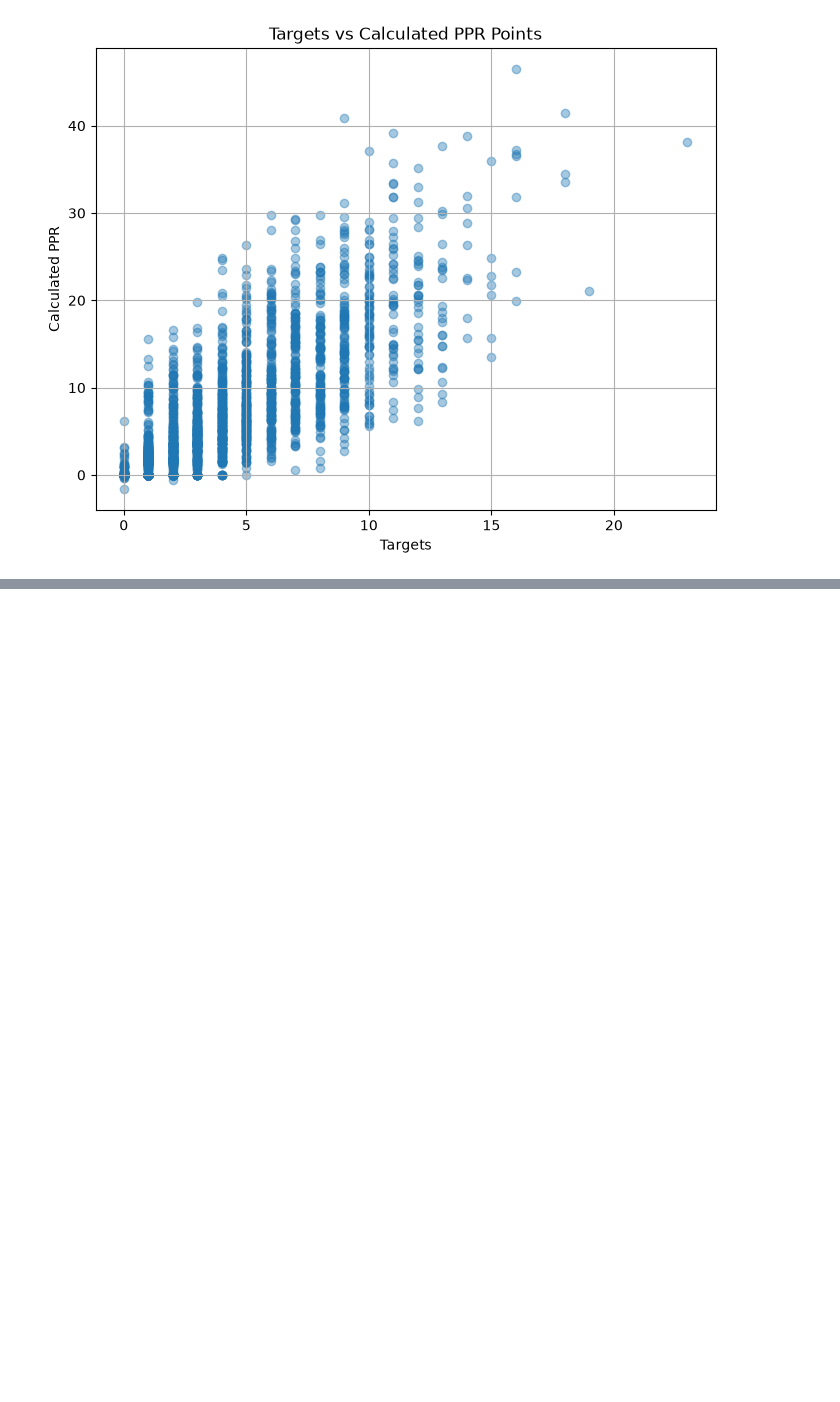
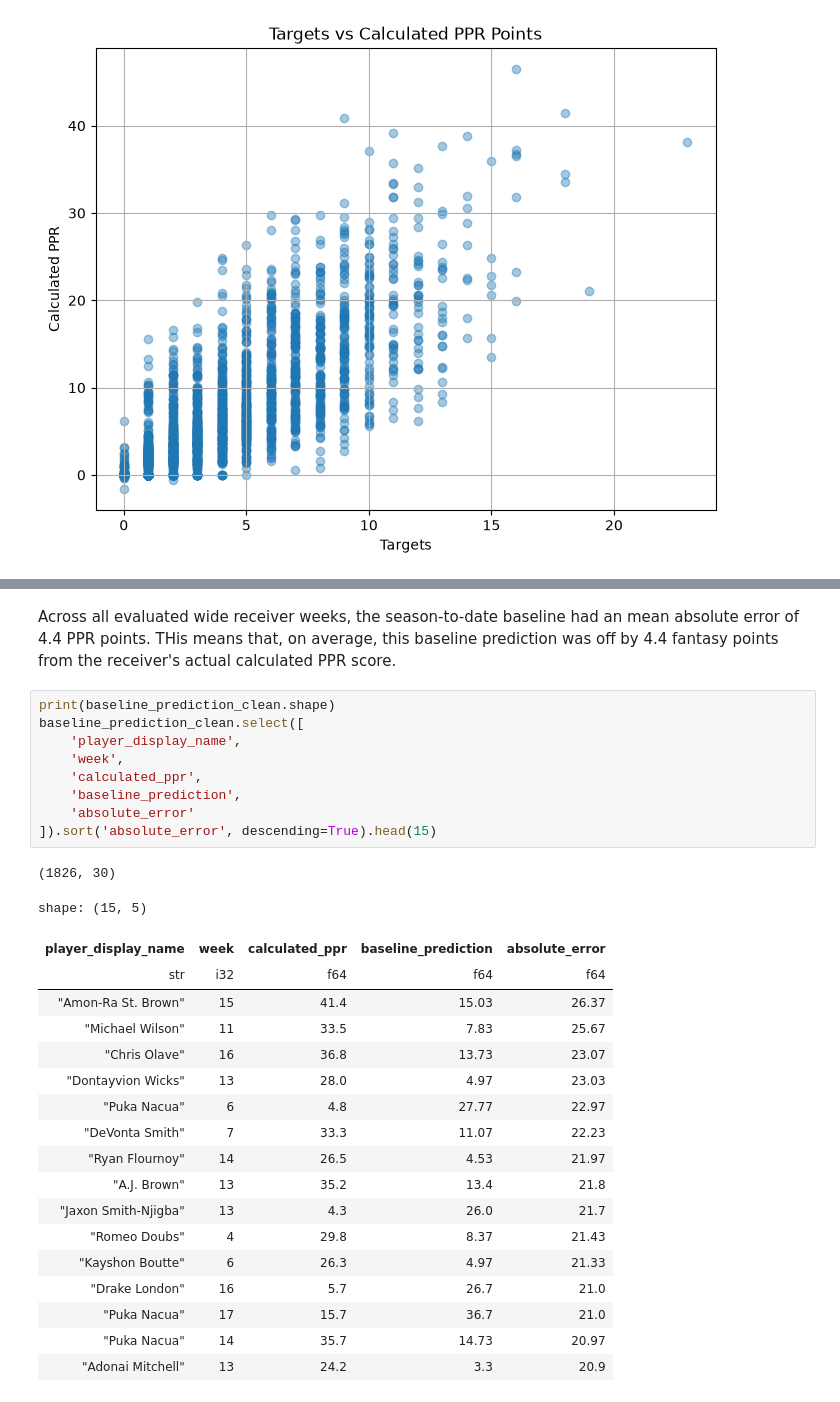
Before and after one commit to samarthsarda9/fantasy-football-project, a Jupyter notebook: notebooks/01_explore_data.ipynb, the cells around one changed output, grey strips where cells are left out. Cells and saved outputs as stored; diff of their text form; blank space fills up the shorter version.

```diff
--- a/notebooks/01_explore_data.ipynb
+++ b/notebooks/01_explore_data.ipynb
@@ -711,0 +807,31 @@ shape: (20, 4)
+# %% [markdown]
+Across all evaluated wide receiver weeks, the season-to-date baseline had an mean absolute error of 4.4 PPR points. THis means that, on average, this baseline prediction was off by 4.4 fantasy points from the receiver's actual calculated PPR score.
+# %%
+print(baseline_prediction_clean.shape)
+baseline_prediction_clean.select([
+    'player_display_name',
+    'week',
+    'calculated_ppr',
+    'baseline_prediction',
+    'absolute_error'
+]).sort('absolute_error', descending=True).head(15)
+# %% [output]
+(1826, 30)
+shape: (15, 5)
+| player_display_name | week | calculated_ppr | baseline_prediction | absolute_error |
+| str | i32 | f64 | f64 | f64 |
+| "Amon-Ra St. Brown" | 15 | 41.4 | 15.03 | 26.37 |
+| "Michael Wilson" | 11 | 33.5 | 7.83 | 25.67 |
+| "Chris Olave" | 16 | 36.8 | 13.73 | 23.07 |
+| "Dontayvion Wicks" | 13 | 28.0 | 4.97 | 23.03 |
+| "Puka Nacua" | 6 | 4.8 | 27.77 | 22.97 |
+| "DeVonta Smith" | 7 | 33.3 | 11.07 | 22.23 |
+| "Ryan Flournoy" | 14 | 26.5 | 4.53 | 21.97 |
+| "A.J. Brown" | 13 | 35.2 | 13.4 | 21.8 |
+| "Jaxon Smith-Njigba" | 13 | 4.3 | 26.0 | 21.7 |
+| "Romeo Doubs" | 4 | 29.8 | 8.37 | 21.43 |
+| "Kayshon Boutte" | 6 | 26.3 | 4.97 | 21.33 |
+| "Drake London" | 16 | 5.7 | 26.7 | 21.0 |
+| "Puka Nacua" | 17 | 15.7 | 36.7 | 21.0 |
+| "Puka Nacua" | 14 | 35.7 | 14.73 | 20.97 |
+| "Adonai Mitchell" | 13 | 24.2 | 3.3 | 20.9 |
```
Also changed, not shown: parts of 21 cells of this notebook, 1 other file.
